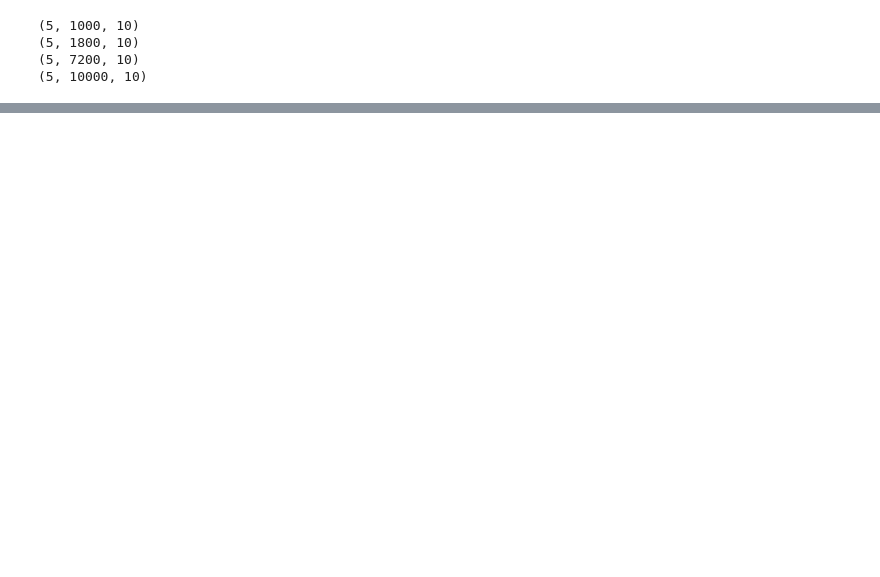
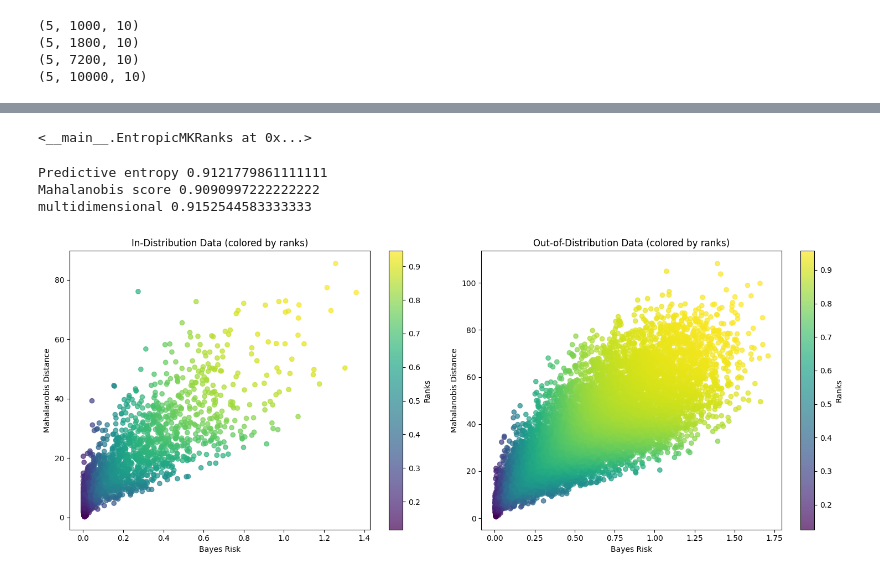
Before and after one commit to DavydenkoGr/FEDERATED-UNCERTAINTY, a Jupyter notebook: notebooks/scores_analysis.ipynb, the cells around one changed output, grey strips where cells are left out. Drawn from its saved outputs; the diff is of its cells as text; code cells hidden in the pictures; blank space fills up the shorter version.

```diff
--- a/notebooks/scores_analysis.ipynb
+++ b/notebooks/scores_analysis.ipynb
@@ -66,0 +92,4 @@ print(X_ood.shape)
+# %%
+uncertaunty_measures = np.vstack(compute_all_uncertainties(estimators=uncertainty_estimators, logits=X_calib)).T
+uncertaunty_measures_ind = np.vstack(compute_all_uncertainties(estimators=uncertainty_estimators, logits=X_test)).T
+uncertaunty_measures_ood = np.vstack(compute_all_uncertainties(estimators=uncertainty_estimators, logits=X_ood)).T
@@ -66,0 +612,9 @@ print(X_ood.shape)
+# %%
+eot = EntropicMKRanks(eps=0.15, target="beta") # exp, ball, beta
+# %%
+eot.fit(X=uncertaunty_measures)
+# %% [output]
+<__main__.EntropicMKRanks at 0x...>
+# %%
+ranks_ind = eot.predict(uncertaunty_measures_ind)
+ranks_ood = eot.predict(uncertaunty_measures_ood)
@@ -66,0 +628,36 @@ print(X_ood.shape)
+# %%
+for name, (ind_, ood_) in [
+    *[(uncertainty_estimators[i].print_name, (uncertaunty_measures_ind[:, i], uncertaunty_measures_ood[:, i])) for i in range(len(uncertainty_estimators))],
+    ("multidimensional", (ranks_ind, ranks_ood)),
+]:
+    print(name, compute_roc_auc(ind_, ood_))
+# %% [output]
+Predictive entropy 0.9121779861111111
+Mahalanobis score 0.9090997222222222
+multidimensional 0.9152544583333333
+# %%
+import matplotlib.pyplot as plt
+
+# Create subplots for both visualizations
+fig, (ax1, ax2) = plt.subplots(1, 2, figsize=(15, 6))
+
+# Plot for in-distribution data
+scatter1 = ax1.scatter(uncertaunty_measures_ind[:, 0], uncertaunty_measures_ind[:, 1],
+                      c=ranks_ind, cmap='viridis', alpha=0.7)
+ax1.set_xlabel('Bayes Risk')
+ax1.set_ylabel('Mahalanobis Distance')
+ax1.set_title('In-Distribution Data (colored by ranks)')
+plt.colorbar(scatter1, ax=ax1, label='Ranks')
+
+# Plot for out-of-distribution data
+scatter2 = ax2.scatter(uncertaunty_measures_ood[:, 0], uncertaunty_measures_ood[:, 1],
+                      c=ranks_ood, cmap='viridis', alpha=0.7)
+ax2.set_xlabel('Bayes Risk')
+ax2.set_ylabel('Mahalanobis Distance')
+ax2.set_title('Out-of-Distribution Data (colored by ranks)')
+plt.colorbar(scatter2, ax=ax2, label='Ranks')
+
+plt.tight_layout()
+plt.show()
+# %% [output]
+[figure, added]
```
Also changed, not shown: parts of 7 cells of this notebook.
